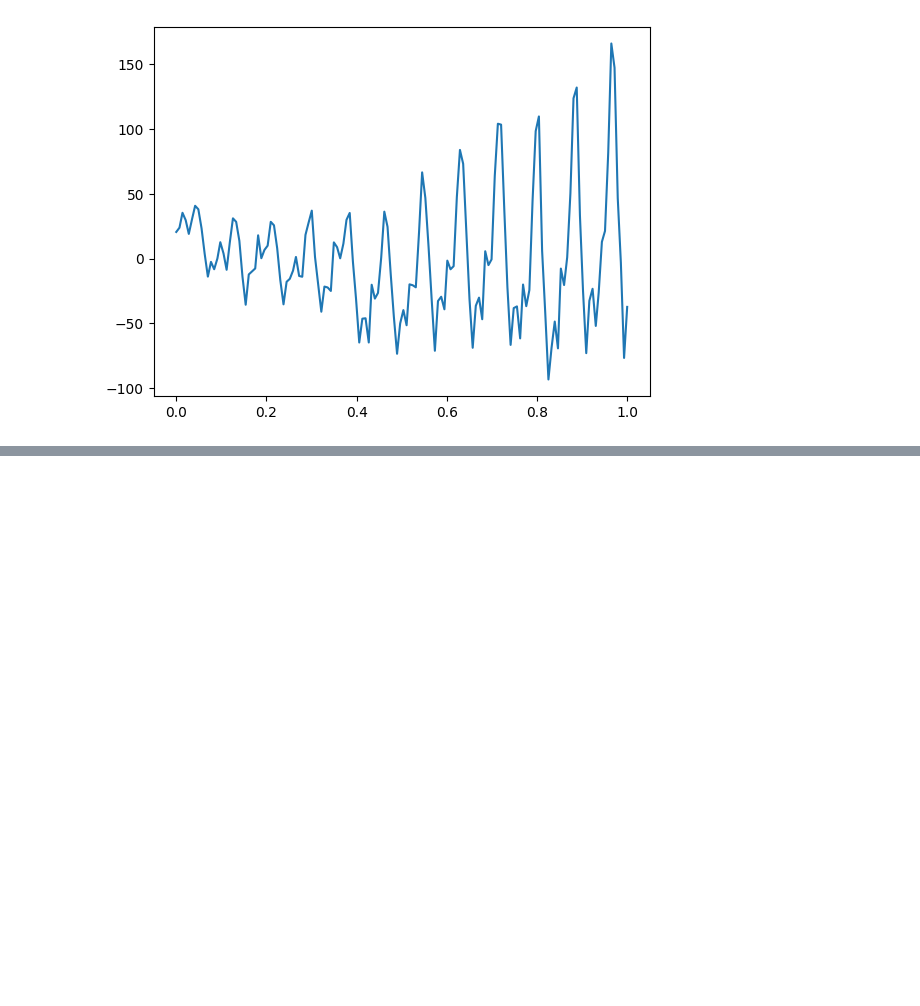
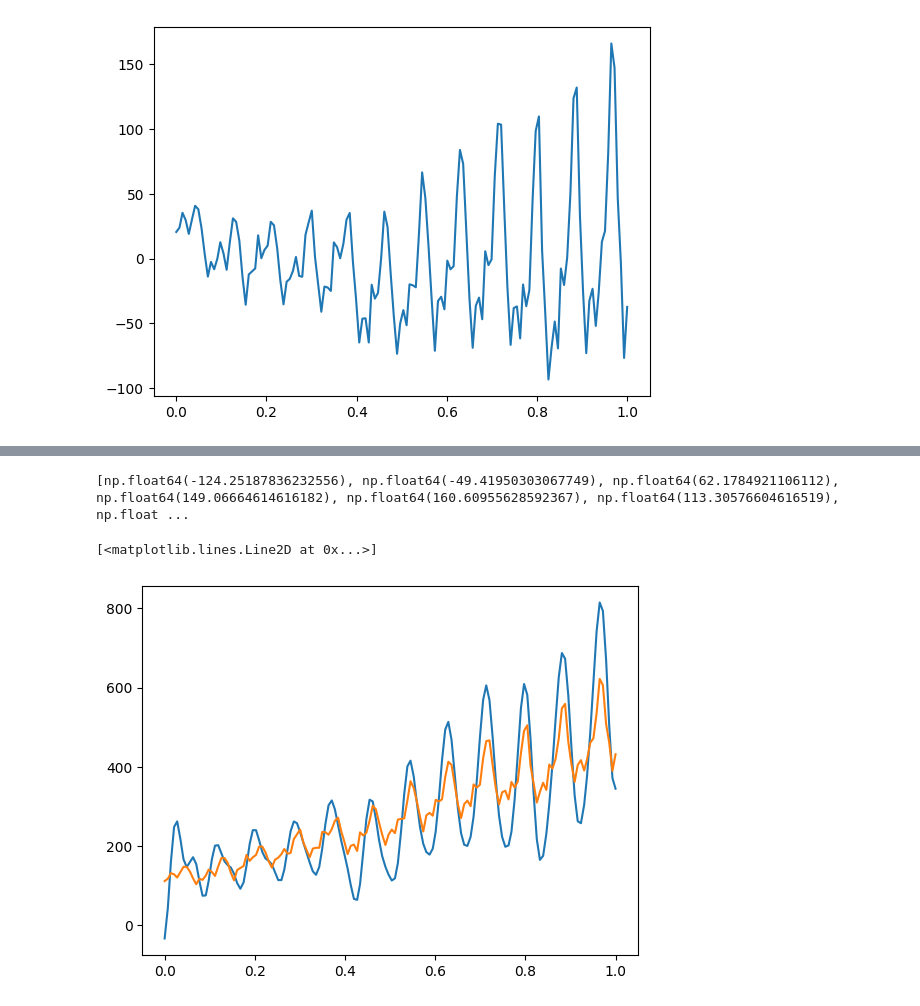
Before and after one commit to J0hnLenin/MachineLearningLabs, a Jupyter notebook: Lab8.ipynb, the cells around one changed output, grey strips where cells are left out. Cells and saved outputs as stored; diff of their text form; code cells hidden in the pictures; blank space fills up the shorter version.

```diff
--- a/Lab8.ipynb
+++ b/Lab8.ipynb
@@ -199,5 +197,7 @@ plt.plot(df['Month'], df['Passengers'] - (PSD.w[0] + PSD.w[1]*x)[ :, 0])
 [<matplotlib.lines.Line2D at 0x...>]
 [figure]
 # %%
-print((PSD.w[0] + PSD.w[1]*x)[:, 0])
+w = df['Month']
+ht = df['Passengers'].to_numpy() - (PSD.w[0] + PSD.w[1]*x)[ :, 0]
+plt.plot(w, ht)
 # %% [output]
@@ -220,0 +250,11 @@ print((PSD.w[0] + PSD.w[1]*x)[:, 0])
+# %%
+ht_ = fourier.calc(w)
+print(ht_)
+# %% [output]
+[np.float64(-124.25187836232556), np.float64(-49.41950303067749), np.float64(62.1784921106112), np.float64(149.06664614616182), np.float64(160.60955628592367), np.float64(113.30576604616519), np.float ...
+# %%
+plt.plot(w, ht_ + (PSD.w[0] + PSD.w[1]*x)[ :, 0])
+plt.plot(df['Month'], df['Passengers'])
+# %% [output]
+[<matplotlib.lines.Line2D at 0x...>]
+[figure, added]
```
Also changed, not shown: parts of 5 cells of this notebook.
